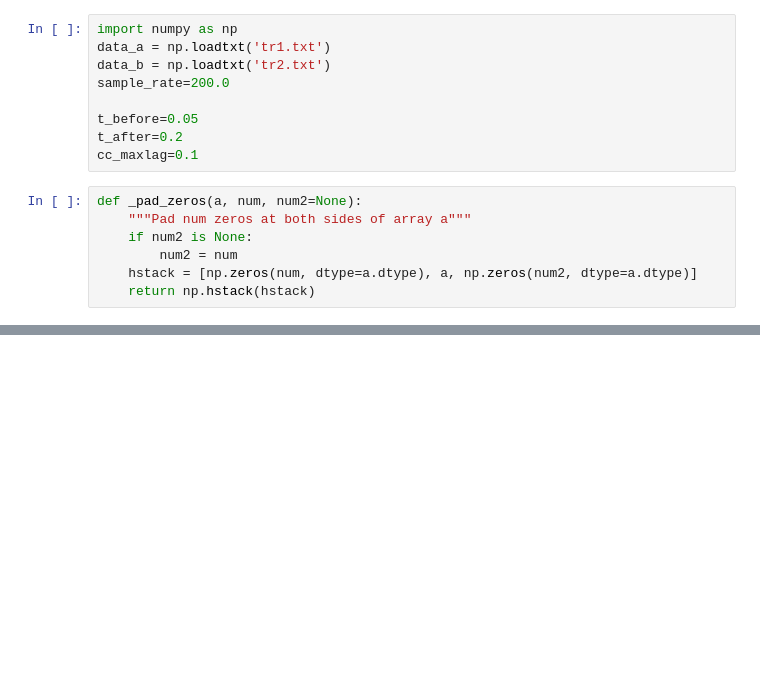
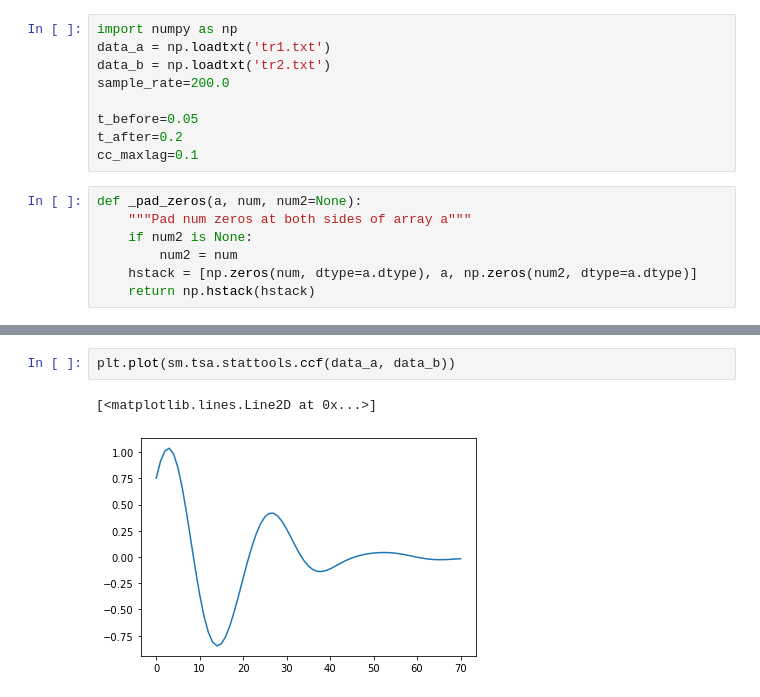
Before and after one commit to eritsi/test_obspy, a Jupyter notebook: simple_xcorr.ipynb, the cells around one changed output, grey strips where cells are left out. Drawn from its saved outputs; the diff is of its cells as text; blank space fills up the shorter version.

Commit message:
need check stattools vs scipy.signal

```diff
--- a/simple_xcorr.ipynb
+++ b/simple_xcorr.ipynb
@@ -225,0 +186,5 @@ simple_xcorr(data_a, data_b, sample_rate, cc_maxlag)
+# %%
+plt.plot(sm.tsa.stattools.ccf(data_a, data_b))
+# %% [output]
+[<matplotlib.lines.Line2D at 0x...>]
+[figure, added]
```
Also changed, not shown: parts of 9 cells of this notebook.
